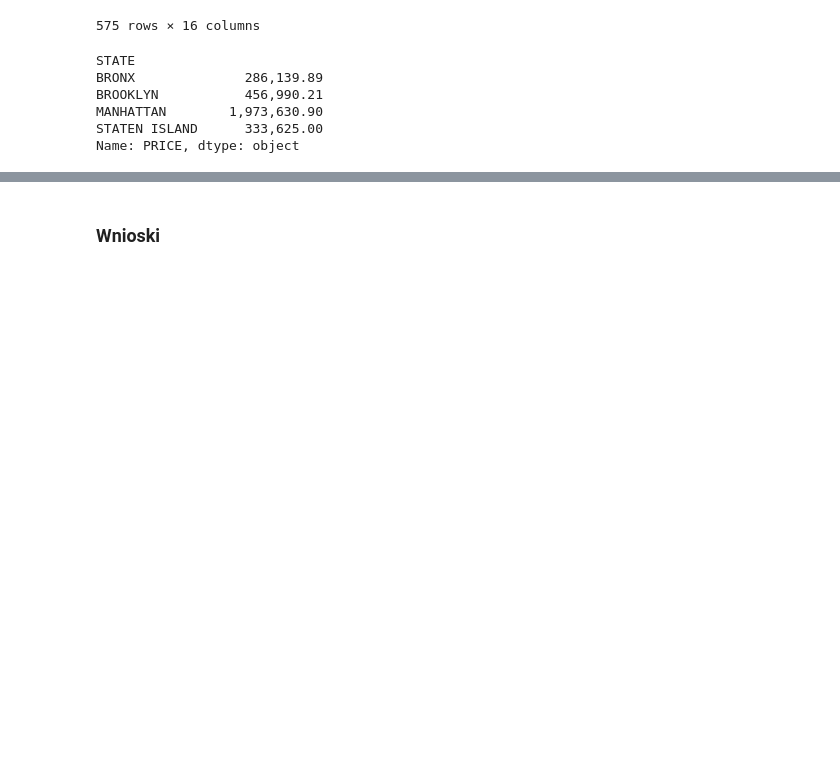
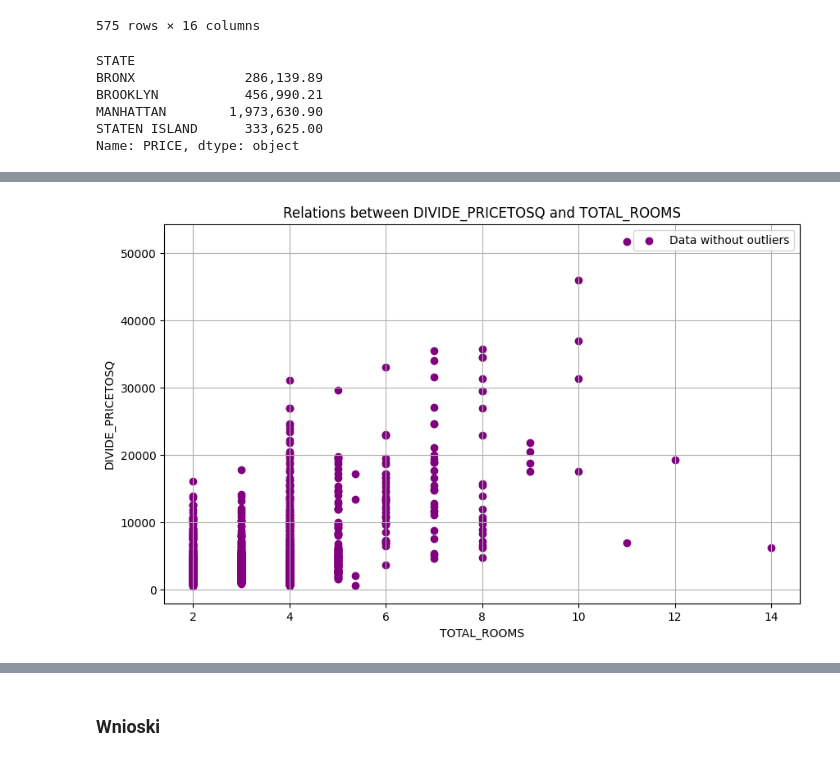
Before and after one commit to Baginka/DA_BA_NYCH, a Jupyter notebook: Data Analysis.ipynb, the cells around one changed output, grey strips where cells are left out. Saved outputs shown, nothing was run; the diff lists cells and outputs as text; code cells hidden in the pictures; blank space fills up the shorter version.

```diff
--- a/Data Analysis.ipynb
+++ b/Data Analysis.ipynb
@@ -322,0 +396,12 @@ Name: PRICE, dtype: object
+# %%
+# Przedstawienie wyników pomijając wartości odstające.
+plt.figure(figsize=(10, 6))
+plt.scatter(df_filt['TOTAL_ROOMS'], df_filt['DIVIDE_PRICETOSQ'], color='purple', label='Data without outliers')
+plt.grid(True)
+plt.title('Relations between DIVIDE_PRICETOSQ and TOTAL_ROOMS')
+plt.xlabel('TOTAL_ROOMS')
+plt.ylabel('DIVIDE_PRICETOSQ')
+plt.legend()
+plt.show()
+# %% [output]
+[figure, added]
```
Also changed, not shown: parts of 23 cells of this notebook.
